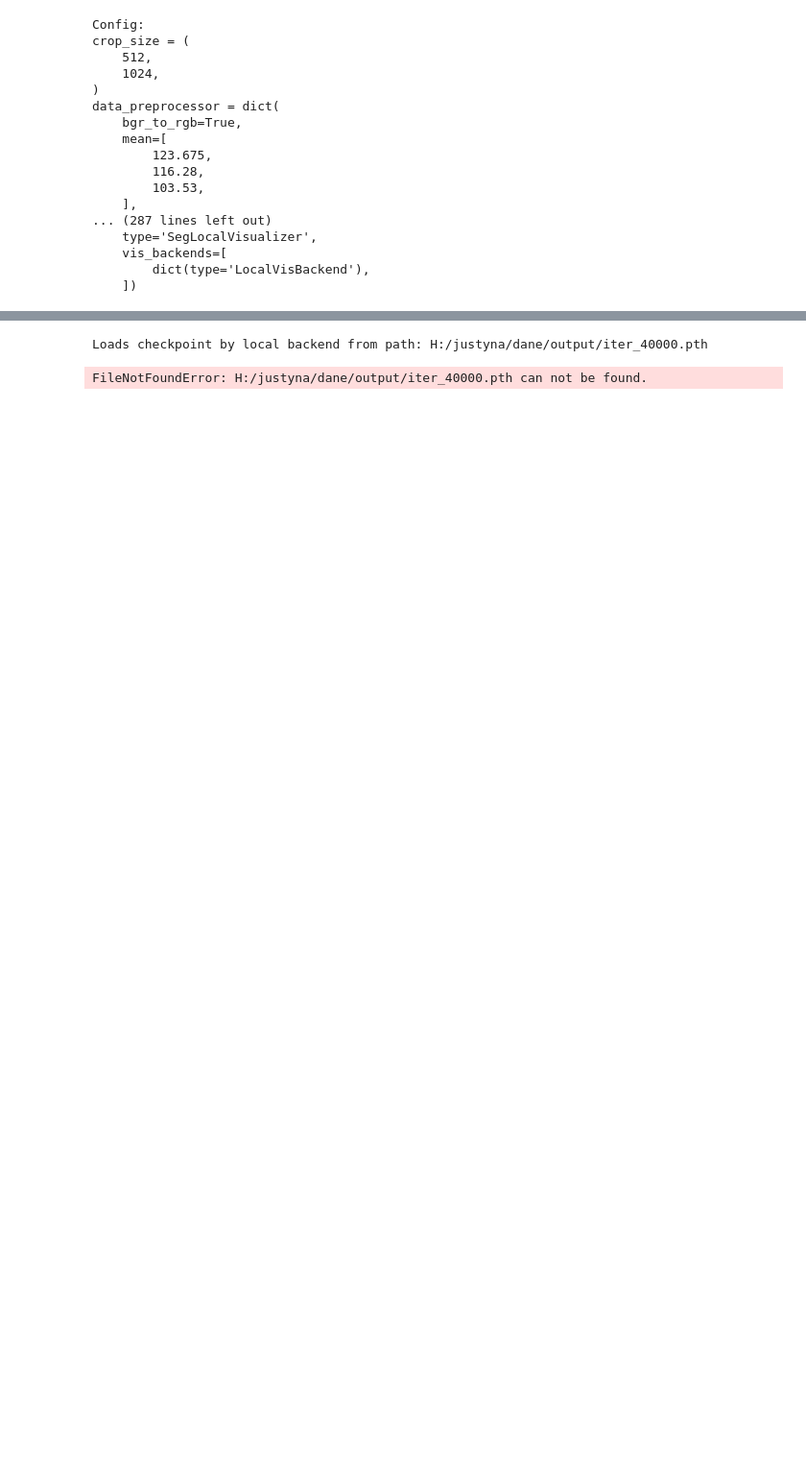
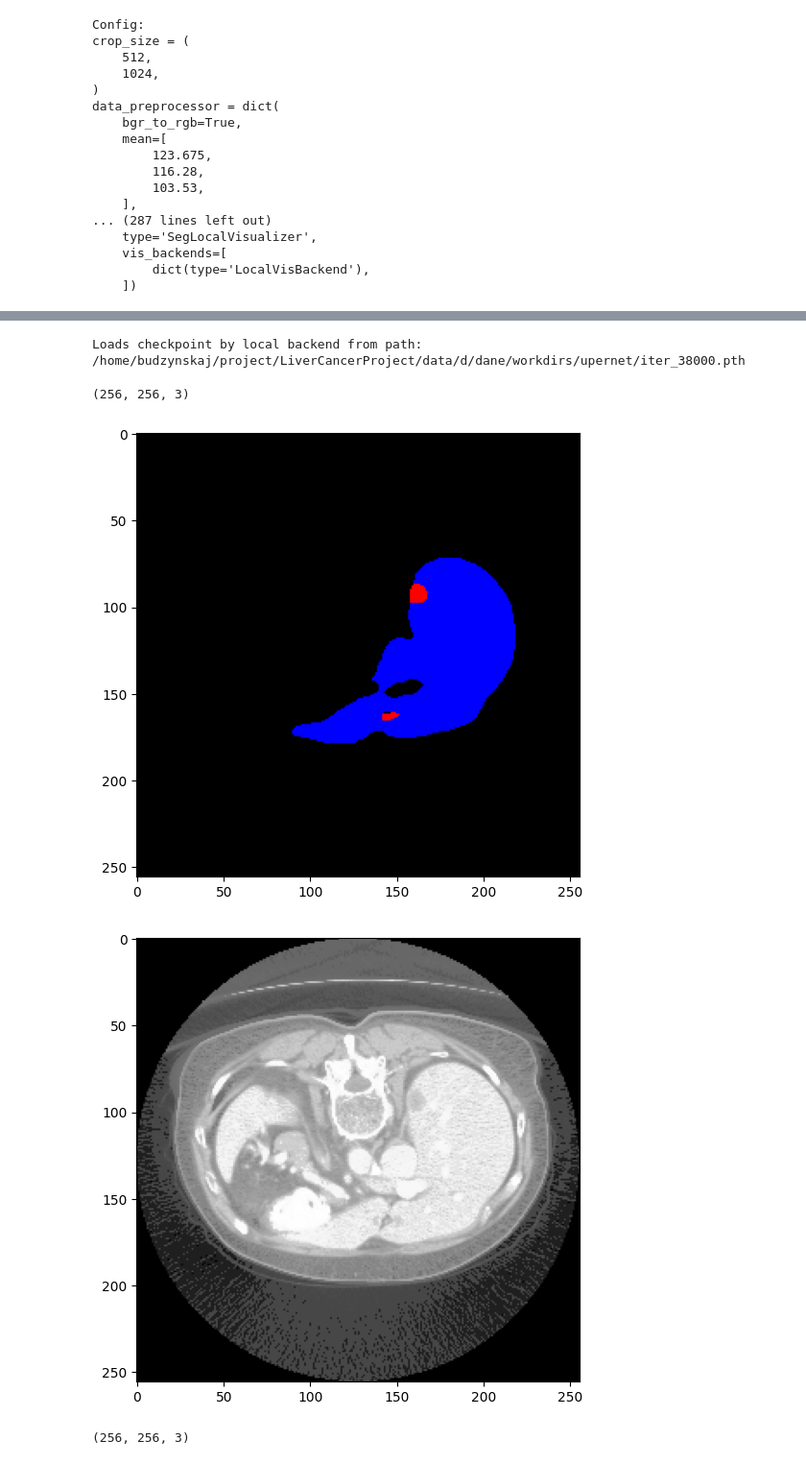
Before and after one commit to budzynskaJ/LiverCancerSeg-Volume, a Jupyter notebook: upernet_segmentation_test.ipynb, the cells around one changed output, grey strips where cells are left out. Shown at 96% size. Cells and saved outputs as stored; diff of their text form; code cells hidden in the pictures; blank space fills up the shorter version.

```diff
--- a/upernet_segmentation_test.ipynb
+++ b/upernet_segmentation_test.ipynb
@@ -45,6 +45,6 @@ plt.show()
 # %%
 data_root = general_path
-img_dir = 'volumes_norm'
+img_dir = 'volumes_norm_final'
 ann_dir = 'volume_labels'
 
 # define class and palette for better visualization
@@ -109,7 +109,7 @@ class LiverCancerDataset(BaseSegDataset):
 # %%
 from mmengine import Config
 
-general_path2 = "C:/Users/User/mmsegmentation/configs/"
+general_path2 = "/home/budzynskaj/mmsegmentation/configs/"
 # cfg = Config.fromfile(general_path2 + '/pspnet/pspnet_r50-d8_4xb2-40k_cityscapes-512x1024.py')
 # cfg = Config.fromfile(general_path2 + '/unet/unet-s5-d16_fcn_4xb4-160k_cityscapes-512x1024.py')
 cfg = Config.fromfile(general_path2 + '/upernet/upernet_r101_4xb2-80k_cityscapes-512x1024.py')
@@ -139,6 +139,8 @@ data_preprocessor = dict(
 cfg.norm_cfg = dict(type='BN', device='cpu')
 cfg.crop_size = (256, 256)
 cfg.workers_per_gpu = 0
+
+cfg.optimizer.type = 'AdamW'
 
 cfg.model.data_preprocessor.size = cfg.crop_size
 cfg.model.backbone.norm_cfg = cfg.norm_cfg
@@ -147,6 +149,8 @@ cfg.model.auxiliary_head.norm_cfg = cfg.norm_cfg
 
 # modify num classes of the model in decode/auxiliary head
 cfg.model.decode_head.num_classes = 3
+cfg.model.auxiliary_head.loss_decode.class_weight = [1.0, 2.0, 4.0]
+cfg.model.auxiliary_head.loss_decode.loss_weight = 0.6
 cfg.model.auxiliary_head.num_classes = 3
 
 # Modify dataset type and path
@@ -162,6 +166,7 @@ cfg.train_pipeline = [
     dict(type='RandomResize', scale=(256, 256), ratio_range=(1.0, 1.0), keep_ratio=True),
     dict(type='RandomCrop', crop_size=cfg.crop_size, cat_max_ratio=0.75),
     dict(type='RandomFlip', prob=0.5),
+    dict(type='PhotoMetricDistortion'),  # Augmentation pipeline that distort current image with several photo metric methods.
     dict(type='PackSegInputs')
 ]
 
@@ -177,7 +182,7 @@ cfg.train_dataloader.dataset.type = cfg.dataset_type
 cfg.train_dataloader.dataset.data_root = cfg.data_root
 cfg.train_dataloader.dataset.data_prefix = dict(img_path=img_dir, seg_map_path=ann_dir)
 cfg.train_dataloader.dataset.pipeline = cfg.train_pipeline
-cfg.train_dataloader.dataset.ann_file = 'splits/train.txt'
+cfg.train_dataloader.dataset.ann_file = 'splits/upernet-aug/train.txt'
 
 # IMPORTANT
 cfg.train_dataloader.num_workers = 0
@@ -187,7 +192,7 @@ cfg.val_dataloader.dataset.type = cfg.dataset_type
 cfg.val_dataloader.dataset.data_root = cfg.data_root
 cfg.val_dataloader.dataset.data_prefix = dict(img_path=img_dir, seg_map_path=ann_dir)
 cfg.val_dataloader.dataset.pipeline = cfg.test_pipeline
-cfg.val_dataloader.dataset.ann_file = 'splits/val.txt'
+cfg.val_dataloader.dataset.ann_file = 'splits/upernet-aug/val.txt'
 
 # IMPORTANT
 cfg.val_dataloader.num_workers = 0
@@ -196,14 +201,14 @@ cfg.val_dataloader.persistent_workers = False
 cfg.test_dataloader = cfg.val_dataloader
 cfg.test_dataloader.dataset.data_prefix = dict(img_path=img_dir, seg_map_path=ann_dir)
 cfg.test_dataloader.dataset.pipeline = cfg.test_pipeline
-cfg.test_dataloader.dataset.ann_file = 'splits/test.txt'
+cfg.test_dataloader.dataset.ann_file = 'splits/upernet-aug/test.txt'
 cfg.test_evaluator = dict(type='IoUMetric', iou_metrics=['mIoU', 'mDice', 'mFscore'])
 
 # TUTAJ TRZEBA WSTAWIĆ PLIK PATH Z ITERACJI Z KTOREJ CHCEMY WYKORZYSTAC MODEL
-cfg.load_from = 'H:/justyna/LiverCancerProject/work_dirs/tutorial/iter_28000.pth'
+cfg.load_from = '/home/budzynskaj/project/LiverCancerProject/data/d/dane/workdirs/upernet-aug/iter_50000.pth'
 
 # Set up working dir to save files and logs.
-cfg.work_dir = 'H:/justyna/output/upernet_all_results'
+cfg.work_dir = '/home/budzynskaj/project/LiverCancerProject/data/d/dane/test_results/upernet-aug'
 
 # cfg.train_cfg.max_iters = 600
 cfg.train_cfg.val_interval = 5000
@@ -304,22 +309,23 @@ Loads checkpoint by local backend from path: H:/justyna/LiverCancerProject/work_
 from mmseg.apis import init_model, inference_model, show_result_pyplot
 
 # Init the model from the config and the checkpoint
-checkpoint_path = '.work_dirs/tutorial/iter_29000.pth'
+checkpoint_path = '/home/budzynskaj/project/LiverCancerProject/data/d/dane/workdirs/upernet/iter_38000.pth'
+config = '/home/budzynskaj/project/LiverCancerProject/data/d/dane/test_results/upernet/20240510_212944/vis_data/config.py'
 
 model = init_model(cfg, checkpoint_path, 'cuda:0')
 
 
-general_path = "H:/justyna/dane"
+general_path = "/home/budzynskaj/project/LiverCancerProject/data/d/dane"
 
-path_old = general_path + "/volumes_norm/volume-0_58.png"
-path = general_path + "volumes_norm/volume-0_58.png"
+path_old = general_path + "/volumes_norm_final/volume-0_58.png"
+path = general_path + "/volumes_norm_final/volume-0_58.png"
 path_label = general_path + "/volume_labels/volume-0_58.png"
 path_seg = general_path + "/volume_labels/segmentation-0_58.png"
 
 img = mmcv.imread(path)
 result = inference_model(model, img)
 plt.figure(figsize=(8, 6))
-vis_result = show_result_pyplot(model, img, result)
+vis_result = show_result_pyplot(model, img, result, opacity=1, with_labels= False)
 plt.imshow(vis_result)
 
 
@@ -332,7 +338,7 @@ plt.show()
 img = mmcv.imread(path_old)
 result = inference_model(model, img)
 plt.figure(figsize=(8, 6))
-vis_result = show_result_pyplot(model, img, result)
+vis_result = show_result_pyplot(model, img, result, opacity = 1, with_labels= False)
 plt.imshow(vis_result)
 
 
@@ -343,34 +349,37 @@ plt.imshow(mmcv.bgr2rgb(img))
 plt.show()
 
 
 img = mmcv.imread(path_label)
 print(img.shape)
 plt.figure(figsize=(8, 6))
 plt.imshow(mmcv.bgr2rgb(img))
 plt.show()
 
-path = general_path + "/volumes_norm/volume-92_466.png"
+path = general_path + "/volumes_norm_final/volume-92_466.png"
 path_label = general_path + "/volume_labels/volume-92_466.png"
 
 img = mmcv.imread(path)
 result = inference_model(model, img)
 plt.figure(figsize=(8, 6))
-vis_result = show_result_pyplot(model, img, result, with_labels=True)
+vis_result = show_result_pyplot(model, img, result, with_labels=False, opacity=1)
 plt.imshow(vis_result)
 
 
 img = mmcv.imread(path)
 print(img.shape)
 plt.figure(figsize=(8, 6))
 plt.imshow(mmcv.bgr2rgb(img))
 plt.show()
 
 
 img = mmcv.imread(path_label)
 print(img.shape)
 plt.figure(figsize=(8, 6))
 plt.imshow(mmcv.bgr2rgb(img))
 plt.show()
 # %% [output]
-Loads checkpoint by local backend from path: H:/justyna/dane/output/iter_40000.pth
+Loads checkpoint by local backend from path: /home/budzynskaj/project/LiverCancerProject/data/d/dane/workdirs/upernet/iter_38000.pth
-FileNotFoundError: H:/justyna/dane/output/iter_40000.pth can not be found.
+(256, 256, 3)
+[figure, added]
+[figure, added]
+(256, 256, 3)
```
Also changed, not shown: parts of 10 cells of this notebook, 18 other files.
